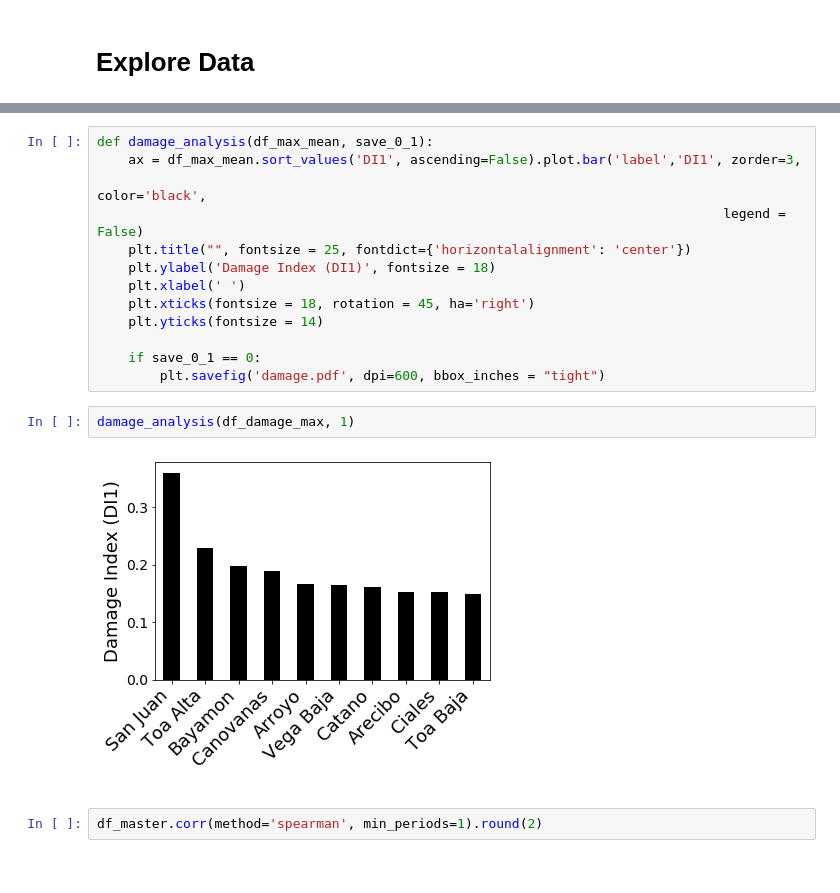
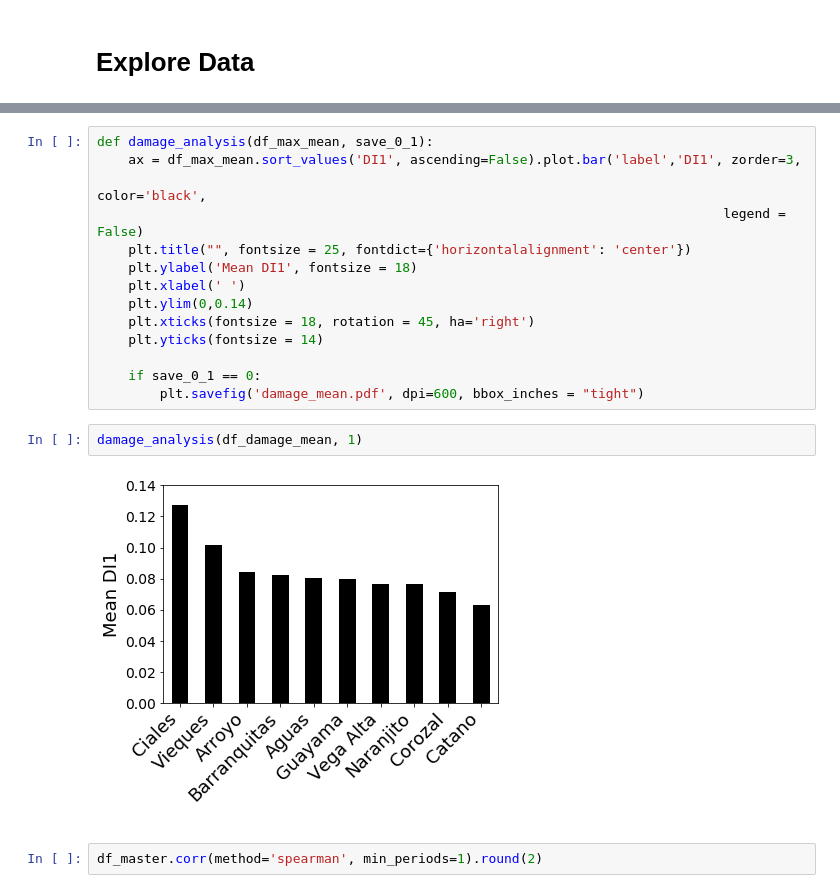
Before and after one commit to l-szczyrba/PR_Maria_RandomForest, a Jupyter notebook: Integrated_Code.ipynb, the cells around one changed output, grey strips where cells are left out. Drawn from its saved outputs; the diff is of its cells as text.

```diff
--- a/Integrated_Code.ipynb
+++ b/Integrated_Code.ipynb
@@ -111,17 +130,18 @@ def damage_analysis(df_max_mean, save_0_1):
                                                                                 color='black',
                                                                                 legend = False)
     plt.title("", fontsize = 25, fontdict={'horizontalalignment': 'center'})
-    plt.ylabel('Damage Index (DI1)', fontsize = 18)
+    plt.ylabel('Mean DI1', fontsize = 18)
     plt.xlabel(' ')
+    plt.ylim(0,0.14)
     plt.xticks(fontsize = 18, rotation = 45, ha='right')
     plt.yticks(fontsize = 14)
 
     if save_0_1 == 0:
-        plt.savefig('damage.pdf', dpi=600, bbox_inches = "tight")
+        plt.savefig('damage_mean.pdf', dpi=600, bbox_inches = "tight")
 # %%
-damage_analysis(df_damage_max, 1)
+damage_analysis(df_damage_mean, 1)
 # %% [output]
-[figure, old version]
+[figure, new version]
 # %%
 df_master.corr(method='spearman', min_periods=1).round(2)
 # %% [output]
```
Also changed, not shown: parts of 29 cells of this notebook, 4 other files.
